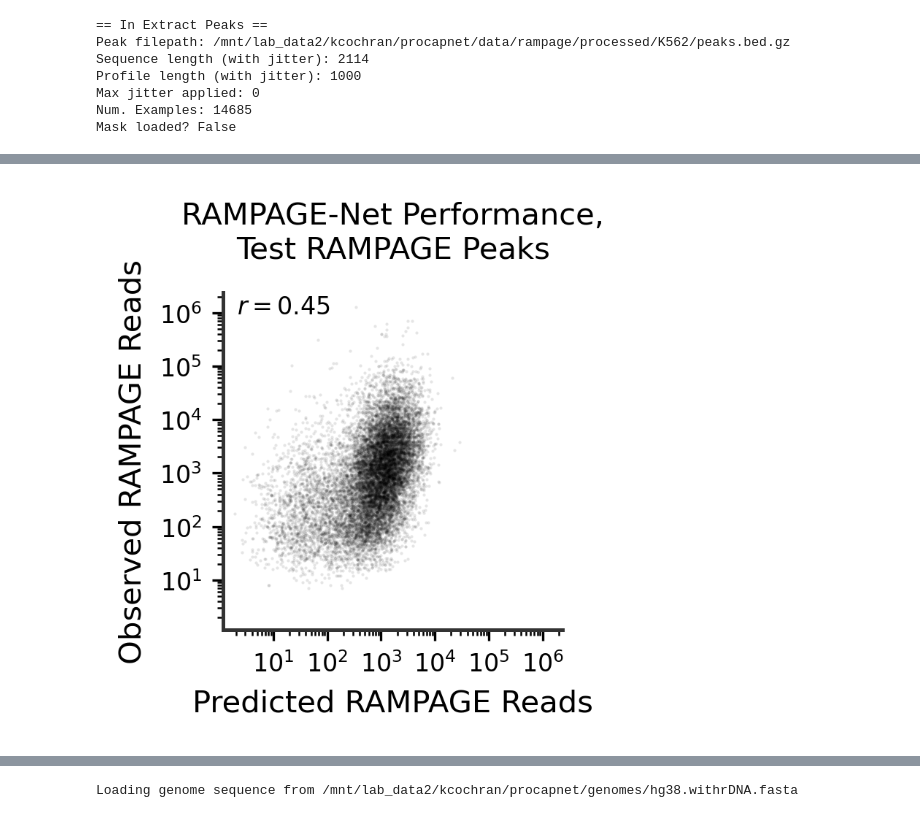
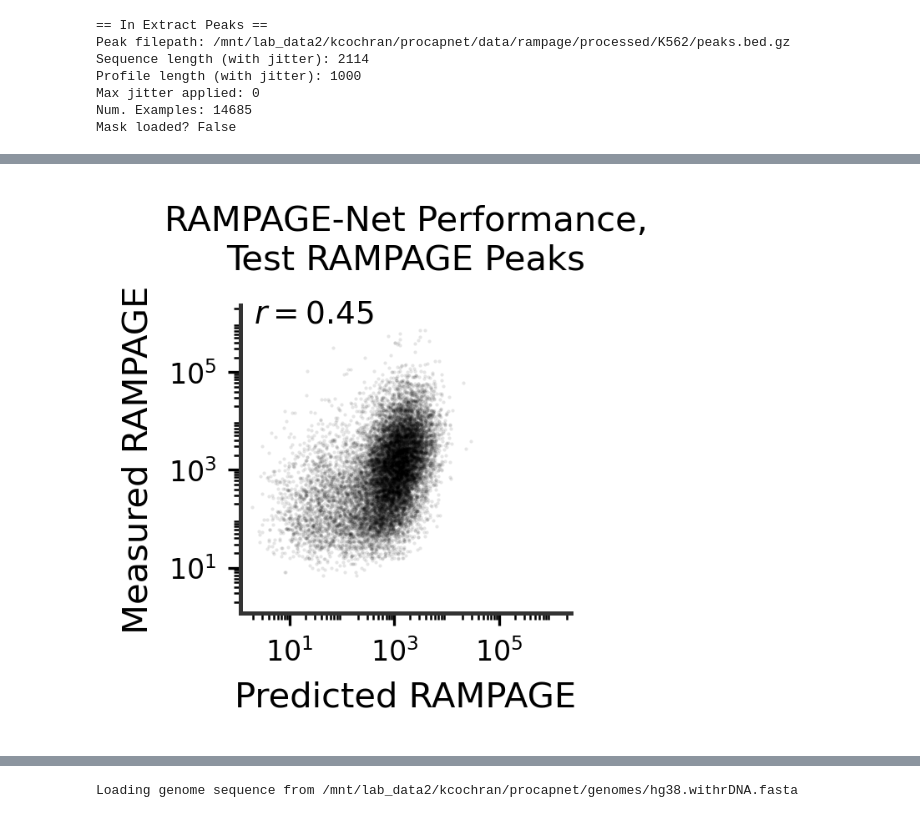
Before and after one commit to kundajelab/ProCapNet, a Jupyter notebook: src/figure_notebooks/Fig7_procap_vs_rampage.ipynb, the cells around one changed output, grey strips where cells are left out. Cells and saved outputs as stored; diff of their text form; code cells hidden in the pictures.

```diff
--- a/src/figure_notebooks/Fig7_procap_vs_rampage.ipynb
+++ b/src/figure_notebooks/Fig7_procap_vs_rampage.ipynb
@@ -165,6 +172,14 @@ pred_logcounts_cage = generate_pred_logcounts_all_folds(onehot_seqs, fold_config
 from common_functions import load_coords
 from collections import defaultdict
 from data_loading import extract_observed_profiles
+
+
+def get_pseudorep_filepaths(pseudorep, pos_or_neg, data_dir):
+    # Get paths to bigwigs for the pseudoreplicates of an experiment
+    #  - pseudorep should be either an int (1-indexed) or an integer string
+
+    assert pos_or_neg in ["pos", "neg"], pos_or_neg
+    return os.path.join(data_dir, "pseudorep" + str(pseudorep) + "." + pos_or_neg + ".bigWig")
 
 def get_sort_order_test_sets(cell_type, model_type, data_type, timestamps):
     # the way I loaded in the test sets fold-by-fold,
@@ -200,15 +215,15 @@ def load_test_data(cell_type, model_type, data_types_to_timestamps):
             fold = str(fold_0_index + 1)  # doesn't matter bc we use timestamp
             config = FoldFilesConfig(cell_type, model_type, fold, timestamp, data_type)
 
-            pr1 = extract_observed_profiles(get_pseudorep_filepaths(config, 1, "pos"),
-                                           get_pseudorep_filepaths(config, 1, "neg"),
+            pr1 = extract_observed_profiles(get_pseudorep_filepaths(1, "pos", config.data_dir),
+                                           get_pseudorep_filepaths(1, "neg", config.data_dir),
                                            config.test_peak_path,
                                            out_window=out_window,
                                            verbose=True)
             pr1_profs[data_type].extend(pr1)
 
-            pr2 = extract_observed_profiles(get_pseudorep_filepaths(config, 2, "pos"),
-                                           get_pseudorep_filepaths(config, 2, "neg"),
+            pr2 = extract_observed_profiles(get_pseudorep_filepaths(2, "pos", config.data_dir),
+                                           get_pseudorep_filepaths(2, "neg", config.data_dir),
                                            config.test_peak_path,
                                            out_window=out_window,
                                            verbose=True)
@@ -287,7 +302,7 @@ def plot_pred_vs_true_cage_counts(pred_counts, true_counts,
     pearson_r = np.corrcoef(np.log1p(pred_counts),
                             np.log1p(true_counts))[0,1]
 
-    plt.figure(figsize=(2,2), dpi=300)
+    plt.figure(figsize=(1.7,1.6), dpi=300)
 
     plt.scatter(pred_counts, true_counts,
                 alpha = 0.1, s = 1, color="k", linewidths=0)
@@ -299,42 +314,42 @@ def plot_pred_vs_true_cage_counts(pred_counts, true_counts,
     min_lim = min(plt.gca().get_xlim()[0], plt.gca().get_ylim()[0])
     plt.xlim(min_lim, max_lim)
     plt.ylim(min_lim, max_lim)
-    plt.xticks([10, 100, 1000, 10000, 100000, 1000000])
-    plt.yticks([10, 100, 1000, 10000, 100000, 1000000])
+    plt.xticks([10, 1000, 100000])
+    plt.yticks([10, 1000, 100000])
 
-    plt.xlabel("Predicted " + cage_or_rampage.upper() + " Reads", fontsize=10)
-    plt.ylabel("Observed " + cage_or_rampage.upper() + " Reads", fontsize=10)
+    plt.xlabel("Predicted " + cage_or_rampage.upper(), fontsize=10)
+    plt.ylabel("Measured " + cage_or_rampage.upper(), fontsize=10)
 
     if pearson_r is not None:
-        plt.text(min_lim * 1.8, max_lim * 0.4,
+        plt.text(min_lim * 1.8, max_lim * 0.45,
                  r'$r = %0.2f$' % pearson_r,
-                 fontsize=8)
+                 fontsize=9)
 
     ax = plt.gca()
     ax.spines[["left", "bottom"]].set_linewidth(1.2)
     ax.spines[["left", "bottom"]].set_color("#333333")
     ax.spines[["top", "right"]].set_visible(False)
     ax.tick_params("both", labelsize=8)
     ax.xaxis.set_minor_locator(mticker.LogLocator(numticks=999, subs="auto"))
     ax.yaxis.set_minor_locator(mticker.LogLocator(numticks=999, subs="auto"))
 
     if title is not None:
         plt.title(title, fontsize=10, y=1.05)
 
     if save_path is not None:
         plt.savefig(save_path, bbox_inches = 'tight', pad_inches = 0, dpi = 300)
 
     plt.show()
 
 
 title = cage_or_rampage.upper() + "-Net Performance,\nTest " + cage_or_rampage.upper() + " Peaks"
 
 plot_pred_vs_true_cage_counts(np.exp(pred_logcounts_test[cage_or_rampage]),
                               true_counts_cage_cagepeaks,
                               title = title,
                               save_path = figures_dir + "7_" + cage_or_rampage + "_obs_vs_preds.png")
 # %% [output]
-[figure, old version]
+[figure, new version]
 # %%
 def plot_pred_vs_pred_counts(pred_counts, true_counts,
                              title = None, save_path = None):
```
Also changed, not shown: parts of 61 cells of this notebook, 7 other files.
